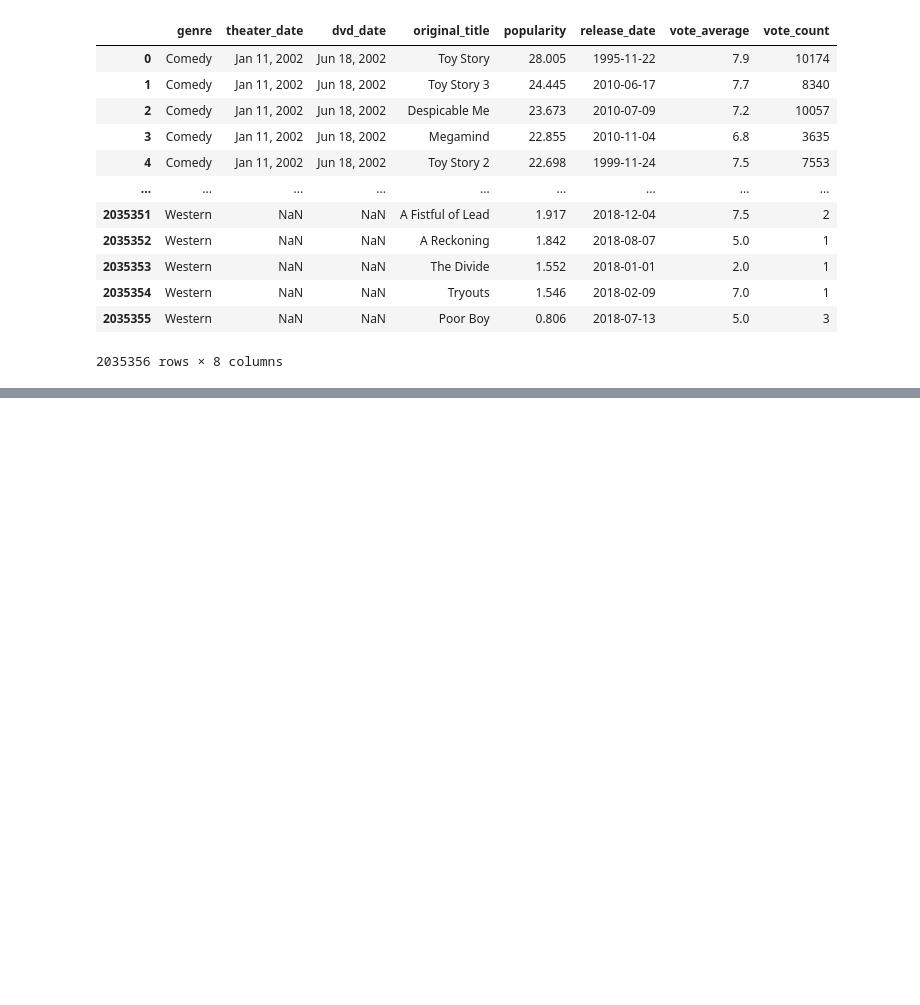
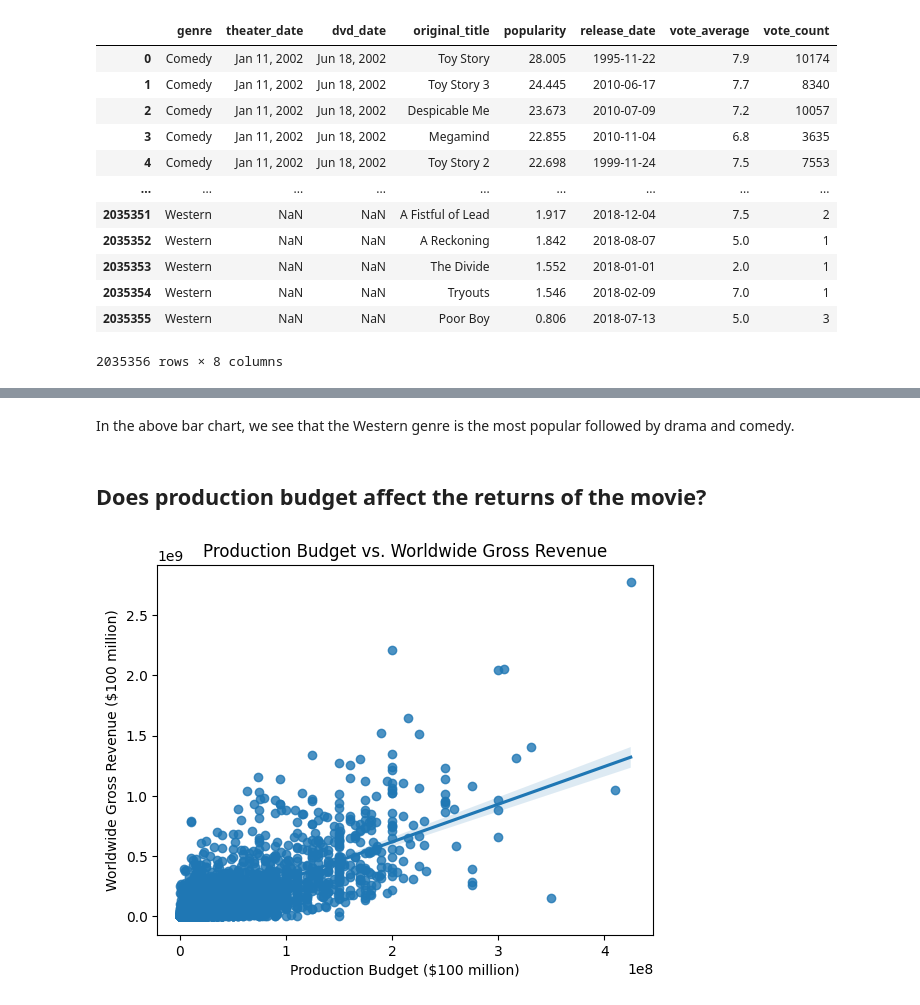
Before and after one commit to Wambui-T/Movie-Analysis-Project, a Jupyter notebook: student.ipynb, the cells around one changed output, grey strips where cells are left out. Drawn from its saved outputs; the diff is of its cells as text; code cells hidden in the pictures; blank space fills up the shorter version.

```diff
--- a/student.ipynb
+++ b/student.ipynb
@@ -282,4 +279,8 @@ Data columns (total 5 columns):
  4   worldwide_gross    5782 non-null   object
 dtypes: object(5)
 memory usage: 271.0+ KB
+# %%
+# turn the production_budget and wordwide_gross data to integers
+tn_df["production_budget"] = tn_df["production_budget"].str.replace(',', '').str.replace('$', '').astype(float)
+tn_df["worldwide_gross"] = tn_df["worldwide_gross"].str.replace(',', '').str.replace('$', '').astype(float)
 # %% [markdown]
@@ -331,0 +331,13 @@ plt.show()
+# %% [markdown]
+In the above bar chart, we see that the Western genre is the most popular followed by drama and comedy.
+# %% [markdown]
+## Does production budget affect the returns of the movie?
+# %%
+# Create the reg plot
+sns.regplot(x="production_budget", y="worldwide_gross", data=tn_df)
+plt.title("Production Budget vs. Worldwide Gross Revenue")
+plt.xlabel("Production Budget ($100 million)")
+plt.ylabel("Worldwide Gross Revenue ($100 million)")
+plt.show()
+# %% [output]
+[figure, added]
```
Also changed, not shown: parts of 10 cells of this notebook.
